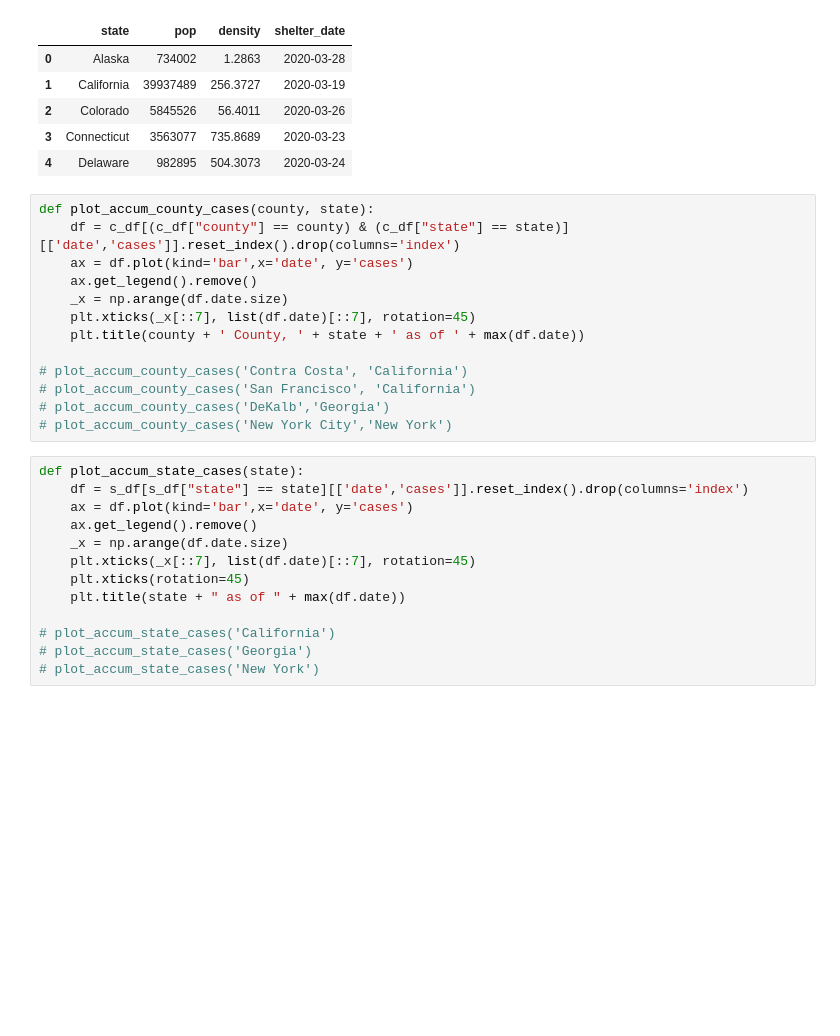
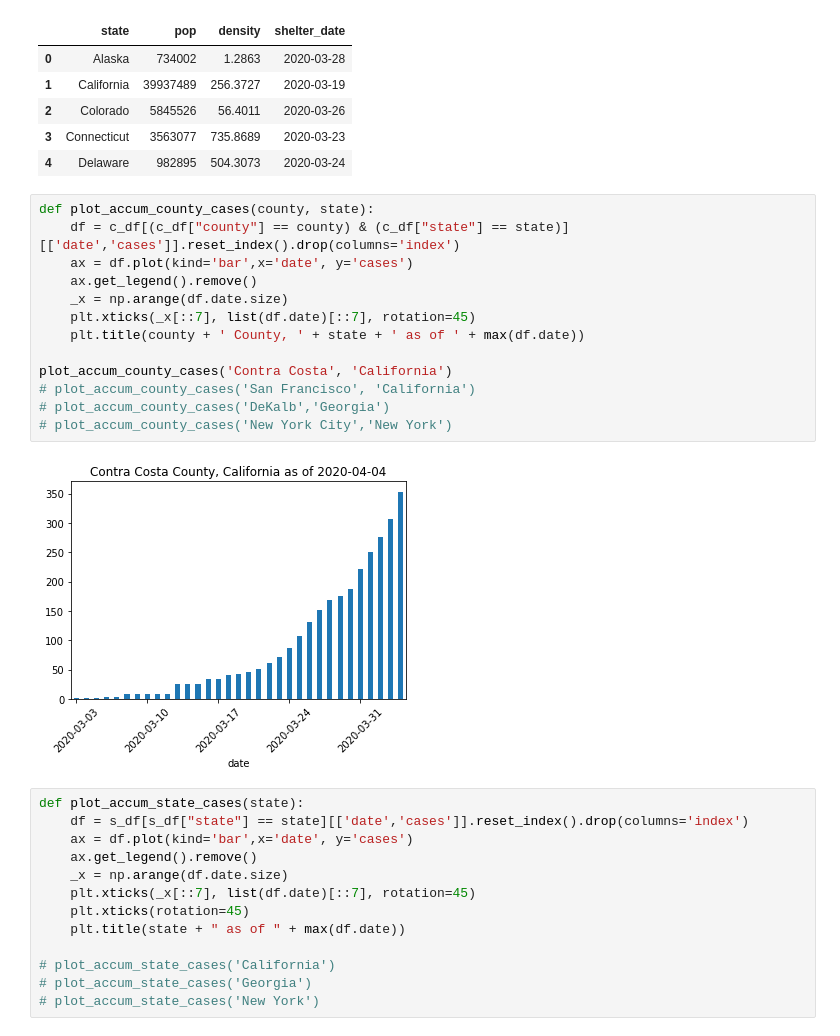
Before and after one commit to rirwin/covid-19-data, a Jupyter notebook: notebooks/covid19.ipynb, the cells around one changed output. Drawn from its saved outputs; the diff is of its cells as text; blank space fills up the shorter version.

```diff
--- a/notebooks/covid19.ipynb
+++ b/notebooks/covid19.ipynb
@@ -50,16 +50,18 @@ state_m_df.head()
 # %%
 def plot_accum_county_cases(county, state):
     df = c_df[(c_df["county"] == county) & (c_df["state"] == state)][['date','cases']].reset_index().drop(columns='index')
     ax = df.plot(kind='bar',x='date', y='cases')
     ax.get_legend().remove()
     _x = np.arange(df.date.size)
     plt.xticks(_x[::7], list(df.date)[::7], rotation=45)
     plt.title(county + ' County, ' + state + ' as of ' + max(df.date))
 
-# plot_accum_county_cases('Contra Costa', 'California')
+plot_accum_county_cases('Contra Costa', 'California')
 # plot_accum_county_cases('San Francisco', 'California')
 # plot_accum_county_cases('DeKalb','Georgia')
 # plot_accum_county_cases('New York City','New York')
+# %% [output]
+[figure, added]
 # %%
 def plot_accum_state_cases(state):
     df = s_df[s_df["state"] == state][['date','cases']].reset_index().drop(columns='index')
```
Also changed, not shown: parts of 7 cells of this notebook.
